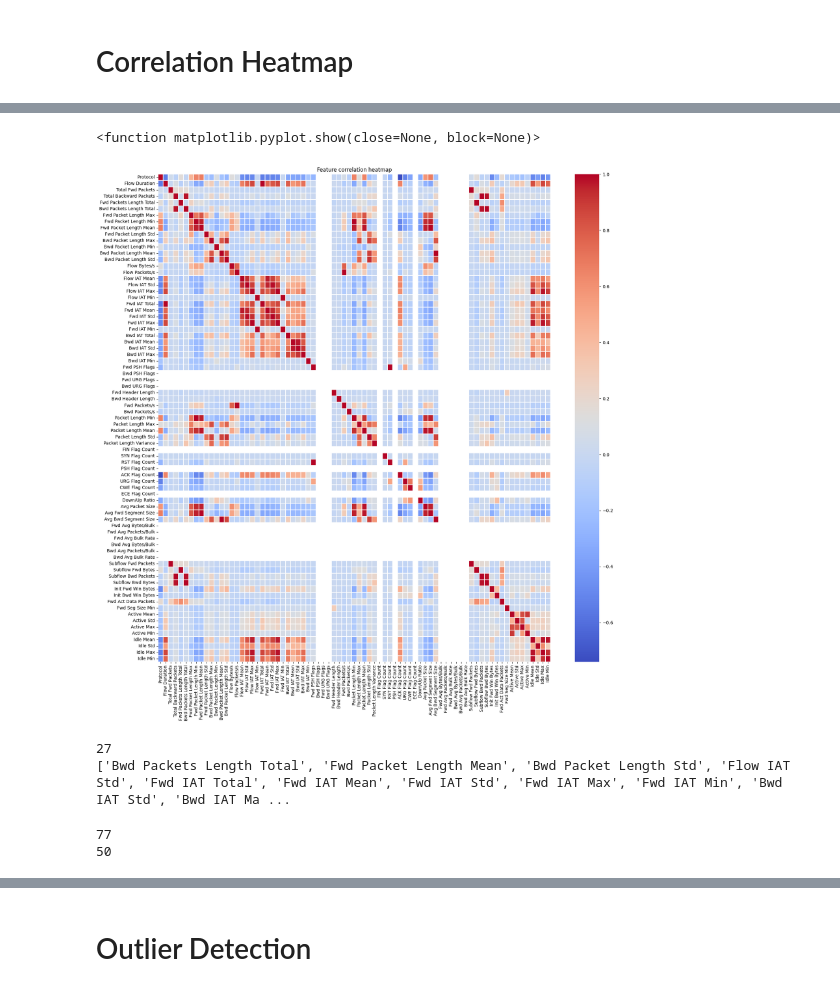
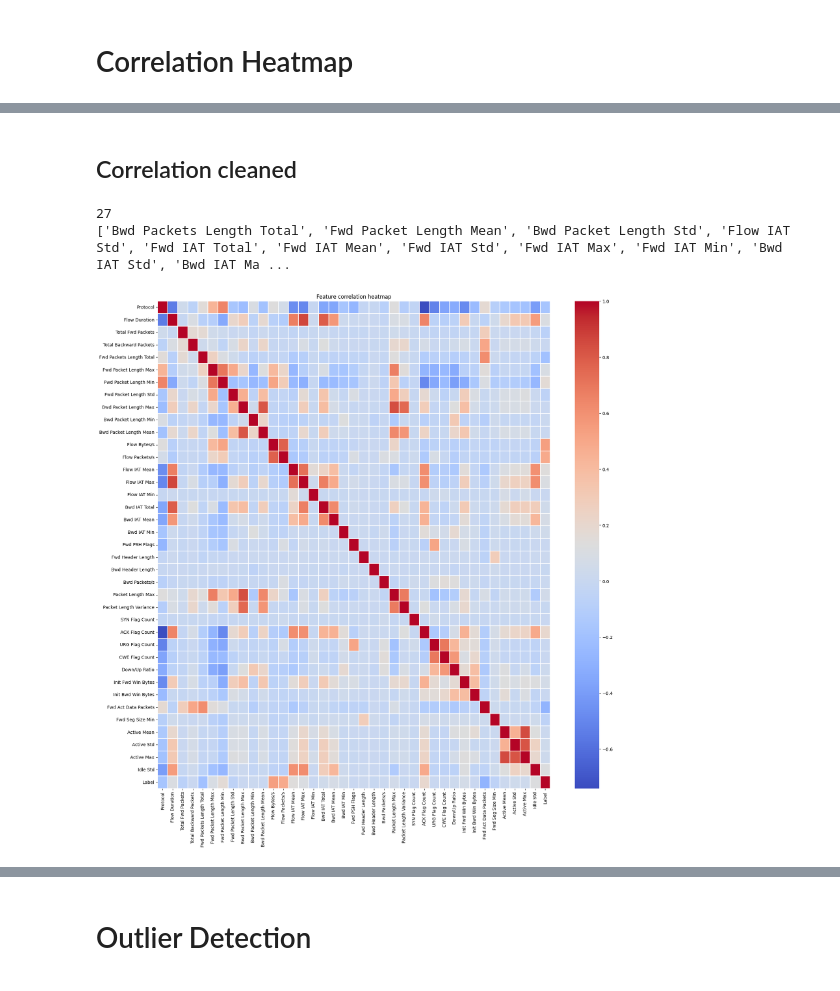
Before and after one commit to Rcym/AIRS-DDoS-Classifier, a Jupyter notebook: cic_ddos2019.ipynb, the cells around one changed output, grey strips where cells are left out. Cells and saved outputs as stored; diff of their text form; code cells hidden in the pictures.

Commit message:
all cases file + helper functions

```diff
--- a/cic_ddos2019.ipynb
+++ b/cic_ddos2019.ipynb
@@ -272,0 +361,22 @@ plt.show()
+# %%
+# removing useless constant columns from dataset
+cic_ddos2019_all.drop(['Bwd PSH Flags',
+ 'Fwd URG Flags',
+ 'Bwd URG Flags',
+ 'FIN Flag Count',
+ 'PSH Flag Count',
+ 'ECE Flag Count',
+ 'Fwd Avg Bytes/Bulk',
+ 'Fwd Avg Packets/Bulk',
+ 'Fwd Avg Bulk Rate',
+ 'Bwd Avg Bytes/Bulk',
+ 'Bwd Avg Packets/Bulk',
+ 'Bwd Avg Bulk Rate'], axis=1, inplace=True)
+# %%
+datasetCopy = cic_ddos2019_all.iloc[:,:]
+datasetCopy['Label'] = cic_ddos2019_all['Label'].map({'DrDoS_NTP':0, 'TFTP':1, 'Benign':2, 'Syn':3, 'UDP':4, 'DrDoS_UDP':5, 'UDP-lag':6, 'MSSQL':7, 'DrDoS_MSSQL':8, 'DrDoS_DNS':9, 'DrDoS_SNMP':10, 'LDAP':11, 'DrDoS_LDAP':12, 'Portmap':13, 'NetBIOS':14, 'DrDoS_NetBIOS':15, 'UDPLag':16, 'WebDDoS':17})
+correlation = datasetCopy.corr()
+plt.figure(figsize=(20,20))
+sns.heatmap(correlation, cmap='coolwarm', linewidths=0.1)
+plt.title('correlation heatmap')
+plt.show()
@@ -273,41 +385,24 @@ plt.show()
+# %% [markdown]
+## Correlation cleaned
+# %%
+# getting the column where correlation > 90
+triCorrMatrix = correlation.abs().where(np.triu(np.ones(correlation.shape), k=1).astype(bool))
+highCorr = [column for column in triCorrMatrix.columns if any(triCorrMatrix[column]>0.9) ]
+
+print(len(highCorr))
+print(highCorr)
+
+# dropping the columns that contain high correlation values
+newFeatures = cic_ddos2019_all.iloc[:,:].drop(columns=highCorr, axis=1)
+newFeatures['Label'] = newFeatures['Label'].map({'DrDoS_NTP':0, 'TFTP':1, 'Benign':2, 'Syn':3, 'UDP':4, 'DrDoS_UDP':5, 'UDP-lag':6, 'MSSQL':7, 'DrDoS_MSSQL':8, 'DrDoS_DNS':9, 'DrDoS_SNMP':10, 'LDAP':11, 'DrDoS_LDAP':12, 'Portmap':13, 'NetBIOS':14, 'DrDoS_NetBIOS':15, 'UDPLag':16, 'WebDDoS':17})
+# %% [output]
+27
+['Bwd Packets Length Total', 'Fwd Packet Length Mean', 'Bwd Packet Length Std', 'Flow IAT Std', 'Fwd IAT Total', 'Fwd IAT Mean', 'Fwd IAT Std', 'Fwd IAT Max', 'Fwd IAT Min', 'Bwd IAT Std', 'Bwd IAT Ma ...
 # %%
-correlation = cic_ddos2019_all.iloc[:,:-1].corr()
+newCorrelation = newFeatures.corr()
 plt.figure(figsize=(20,20))
-sns.heatmap(correlation, cmap='coolwarm', linewidths=0.1)
+sns.heatmap(newCorrelation, cmap='coolwarm', linewidths=0.1)
 plt.title('Feature correlation heatmap')
-plt.show
+plt.show()
 # %% [output]
-<function matplotlib.pyplot.show(close=None, block=None)>
-[figure, old version]
+[figure, new version]
-# %%
-# getting the column where correlation > 95
-triCorrMatrix = correlation.abs().where(np.triu(np.ones(correlation.shape), k=1).astype(bool))
-highCorr = [column for column in triCorrMatrix.columns if any(triCorrMatrix[column]>0.9) ]
-
-print(len(highCorr))
-print(highCorr)
-# %% [output]
-27
-['Bwd Packets Length Total', 'Fwd Packet Length Mean', 'Bwd Packet Length Std', 'Flow IAT Std', 'Fwd IAT Total', 'Fwd IAT Mean', 'Fwd IAT Std', 'Fwd IAT Max', 'Fwd IAT Min', 'Bwd IAT Std', 'Bwd IAT Ma ...
-# %%
-# dropping the columns that contain high correlation values
-print(len(cic_ddos2019_all.iloc[:,:-1].columns))
-newFeatures = cic_ddos2019_all.iloc[:,:-1].drop(columns=highCorr, axis=1)
-print(len(newFeatures.columns))
-
-# dropping useless columns
-newFeatures.drop(['Bwd PSH Flags',
- 'Fwd URG Flags',
- 'Bwd URG Flags',
- 'FIN Flag Count',
- 'PSH Flag Count',
- 'ECE Flag Count',
- 'Fwd Avg Bytes/Bulk',
- 'Fwd Avg Packets/Bulk',
- 'Fwd Avg Bulk Rate',
- 'Bwd Avg Bytes/Bulk',
- 'Bwd Avg Packets/Bulk',
- 'Bwd Avg Bulk Rate'], axis=1, inplace=True)
-# %% [output]
-77
-50
```
Also changed, not shown: parts of 24 cells of this notebook, 4 other files.
